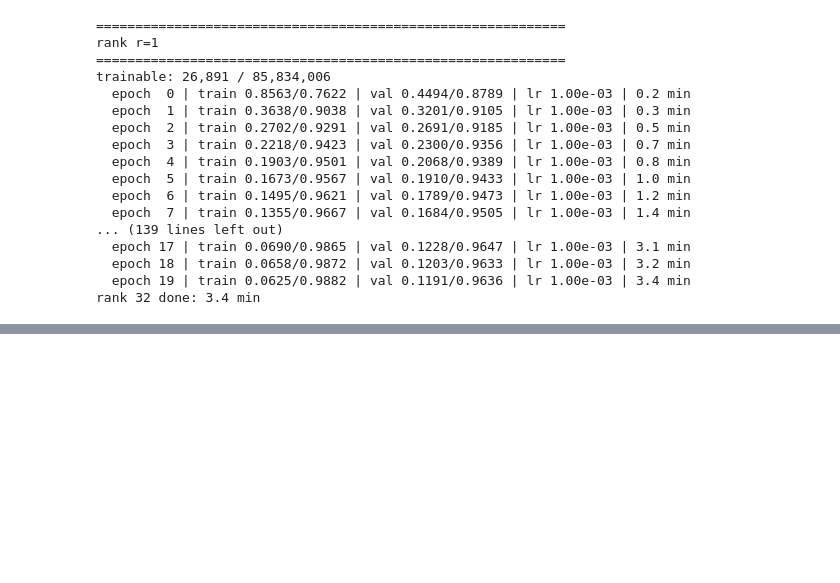
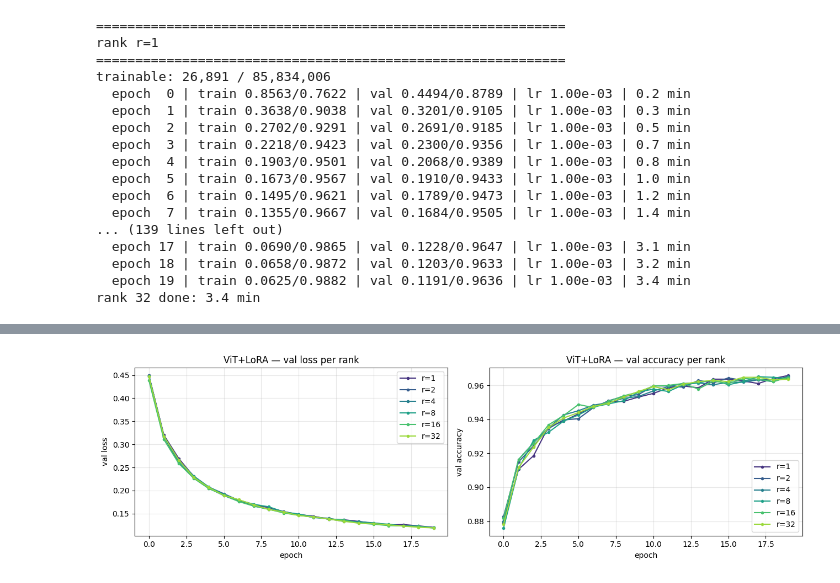
Before and after one commit to iav2002/Assignment_Advanced_Topics_In_DeepLearning, a Jupyter notebook: Part2_Experiments_4_ViT.ipynb, the cells around one changed output, grey strips where cells are left out. Cells and saved outputs as stored; diff of their text form; code cells hidden in the pictures; blank space fills up the shorter version.

Commit message:
Results and Comparisons ViT+LoRA

```diff
--- a/Part2_Experiments_4_ViT.ipynb
+++ b/Part2_Experiments_4_ViT.ipynb
@@ -443,0 +491,24 @@ rank 32 done: 3.4 min
+# %%
+fig, axes = plt.subplots(1, 2, figsize=(13, 4))
+
+colors = plt.cm.viridis(np.linspace(0.15, 0.85, len(RANKS)))
+
+for r, c in zip(RANKS, colors):
+    h = all_histories[r]
+    epochs = range(len(h['val_loss']))
+    axes[0].plot(epochs, h['val_loss'], color=c, label=f'r={r}', marker='o', markersize=3)
+    axes[1].plot(epochs, h['val_acc'],  color=c, label=f'r={r}', marker='o', markersize=3)
+
+axes[0].set_xlabel('epoch'); axes[0].set_ylabel('val loss')
+axes[0].set_title('ViT+LoRA — val loss per rank')
+axes[0].legend(); axes[0].grid(alpha=0.3)
+
+axes[1].set_xlabel('epoch'); axes[1].set_ylabel('val accuracy')
+axes[1].set_title('ViT+LoRA — val accuracy per rank')
+axes[1].legend(); axes[1].grid(alpha=0.3)
+
+plt.tight_layout()
+plt.savefig(RESULTS_DIR / 'curves_per_rank.png', dpi=120)
+plt.show()
+# %% [output]
+[figure, added]
```
Also changed, not shown: parts of 7 cells of this notebook.
